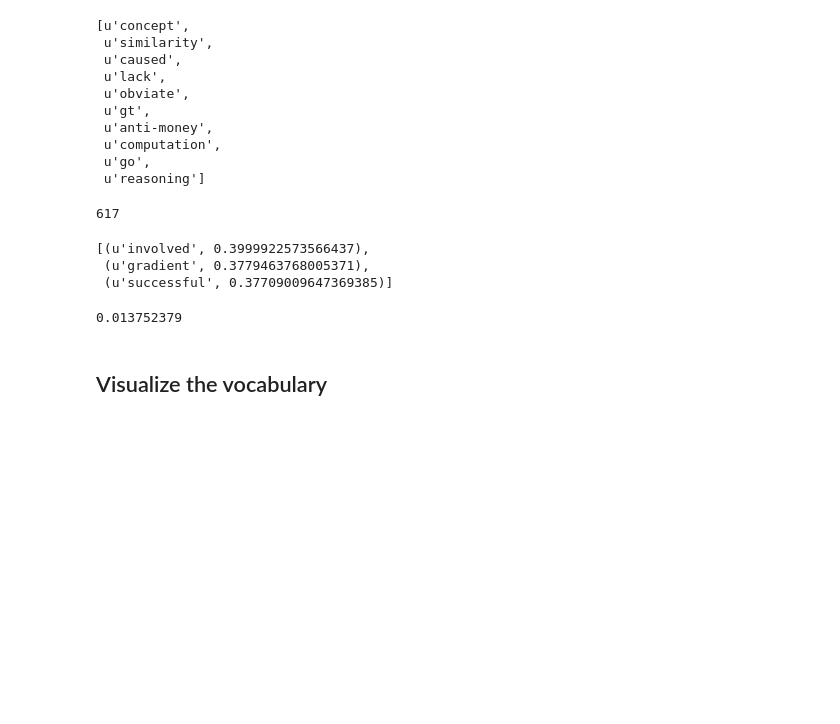
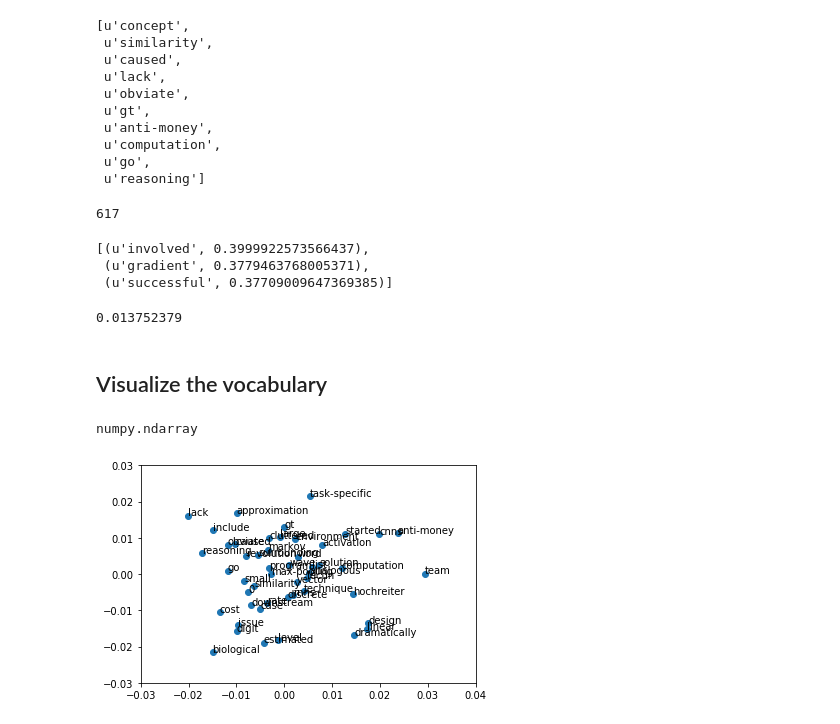
Before and after one commit to abalaji-blr/Projects, a Jupyter notebook: NLP/Word2Vec/Word2VecForWikiDoc.ipynb, the cells around one changed output. Cells and saved outputs as stored; diff of their text form; code cells hidden in the pictures; blank space fills up the shorter version.

```diff
--- a/NLP/Word2Vec/Word2VecForWikiDoc.ipynb
+++ b/NLP/Word2Vec/Word2VecForWikiDoc.ipynb
@@ -171,3 +171,12 @@ words = list(model.wv.vocab)
 # %%
 X = X[1:50]
 words = words[1:50]
+# %%
+type(X)
+# %% [output]
+numpy.ndarray
+# %%
+from sklearn.decomposition import PCA
+pca = PCA(n_components=2)
+# %%
+result = pca.fit_transform(X)
@@ -173,0 +185,10 @@ words = words[1:50]
+# %%
+# create a scatter plot of the projection
+plt.scatter(result[:, 0], result[:, 1])
+plt.axis([-0.03, 0.04, -0.03, 0.03])
+
+for i, word in enumerate(words):
+  plt.annotate(word, xy=(result[i, 0], result[i, 1]))
+plt.show()
+# %% [output]
+[figure, added]
```
Also changed, not shown: parts of 1 cell of this notebook.
